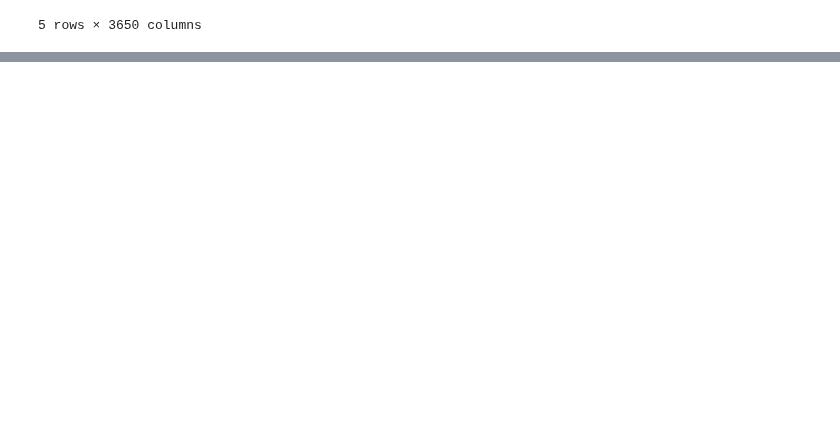
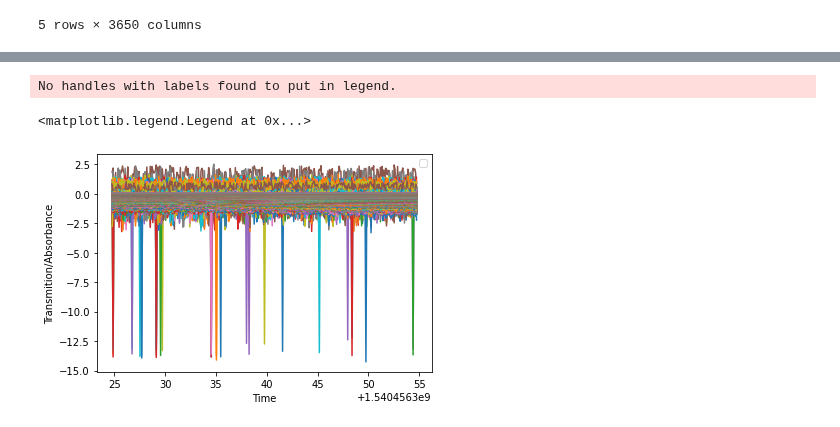
Before and after one commit to TillVollmer5/DSF-FS2022, a Jupyter notebook: CodingTask1.ipynb, the cells around one changed output, grey strips where cells are left out. Drawn from its saved outputs; the diff is of its cells as text; code cells hidden in the pictures; blank space fills up the shorter version.

```diff
--- a/CodingTask1.ipynb
+++ b/CodingTask1.ipynb
@@ -107,11 +97,16 @@ plt.savefig('CCD-Plot.png')
 # %%
-time= df.iloc[:, 0]
-#turn into seconds
-diff_wl= -df.iloc[:,2::]]
-diff_wl_reduced= - average_values[:, 2::]
+time= df.iloc[:, 1]/1000
+time_corrected= time - 1540456324.789
+diff_wl= -df.iloc[:,2::]
+#diff_wl_reduced= - average_values[:, 2::]
 
 fig, ax = plt.subplots()
 ax.set_ylabel('Transmition/Absorbance')
 ax.set_xlabel('Time')
 ax.plot(time, diff_wl)
-ax.plot(time, diff_wl_reduced)
+#ax.plot(time_corrected, diff_wl_reduced)
+ax.legend()
+# %% [output]
+No handles with labels found to put in legend.
+<matplotlib.legend.Legend at 0x...>
+[figure, added]
```
Also changed, not shown: parts of 3 cells of this notebook.
